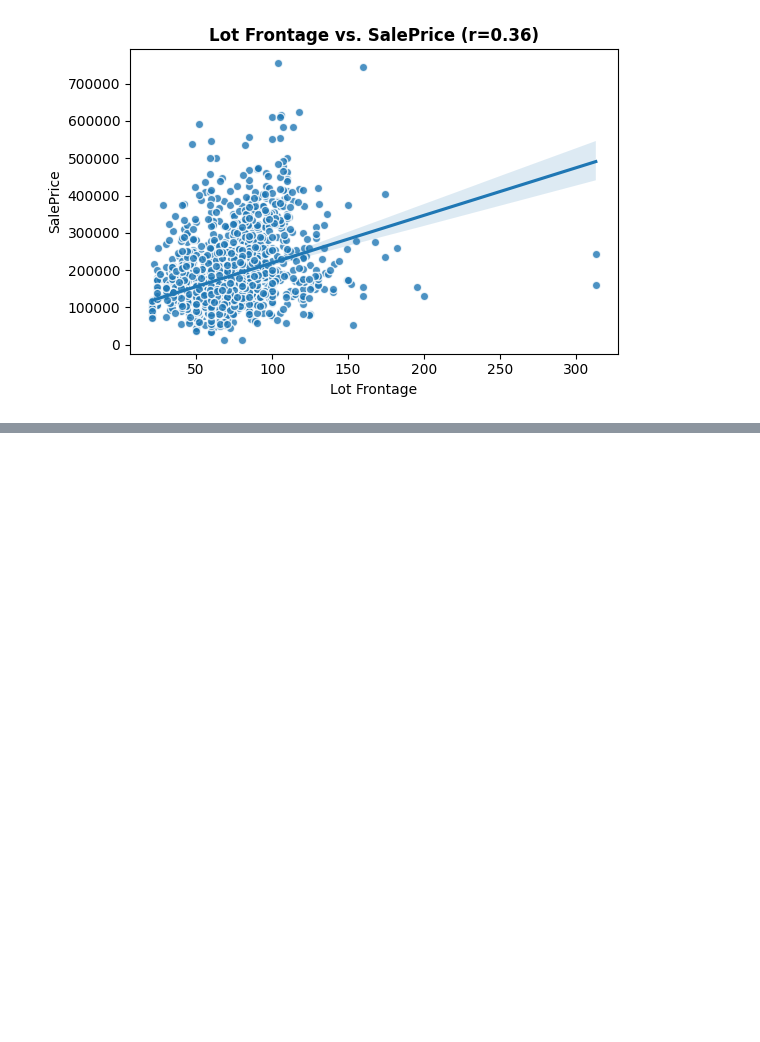
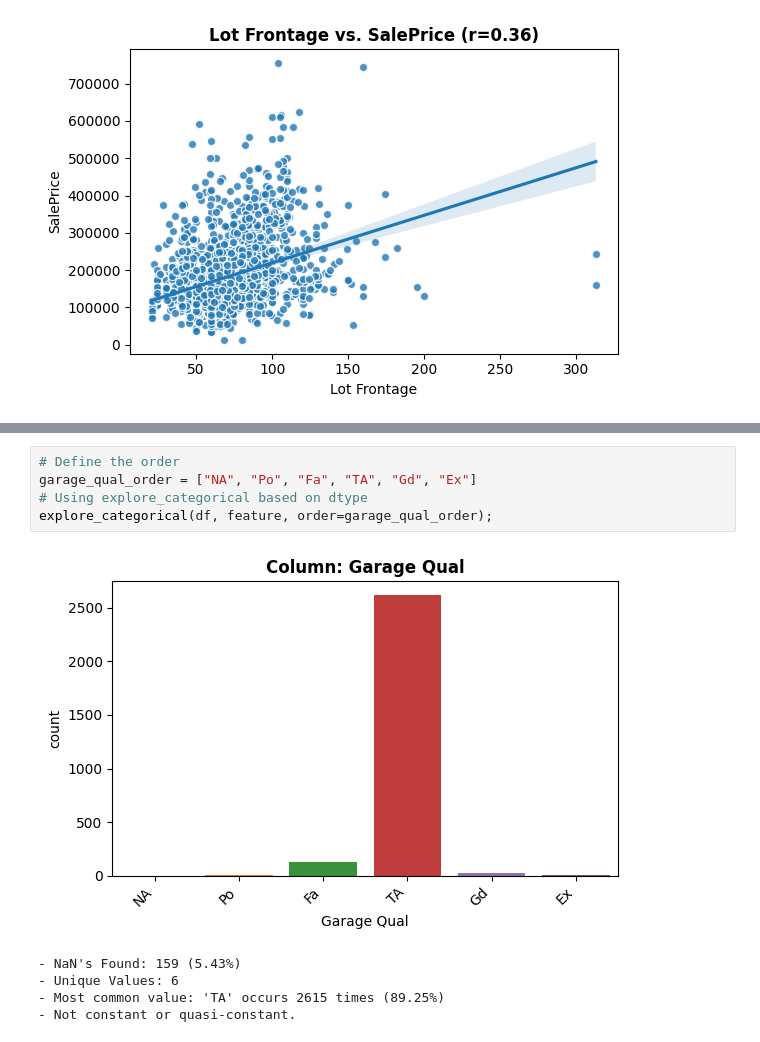
Before and after one commit to eckoecho/CodingDojo, a Jupyter notebook: EDA_Functions_Part_1.ipynb, the cells around one changed output, grey strips where cells are left out. Cells and saved outputs as stored; diff of their text form; blank space fills up the shorter version.

```diff
--- a/EDA_Functions_Part_1.ipynb
+++ b/EDA_Functions_Part_1.ipynb
@@ -626,0 +672,11 @@ fig, ax = plot_numeric_vs_target(df, x="Total Full Baths")
+# %%
+# Define the order
+garage_qual_order = ["NA", "Po", "Fa", "TA", "Gd", "Ex"]
+# Using explore_categorical based on dtype
+explore_categorical(df, feature, order=garage_qual_order);
+# %% [output]
+[figure, added]
+- NaN's Found: 159 (5.43%)
+- Unique Values: 6
+- Most common value: 'TA' occurs 2615 times (89.25%)
+- Not constant or quasi-constant.
```
Also changed, not shown: parts of 43 cells of this notebook.
